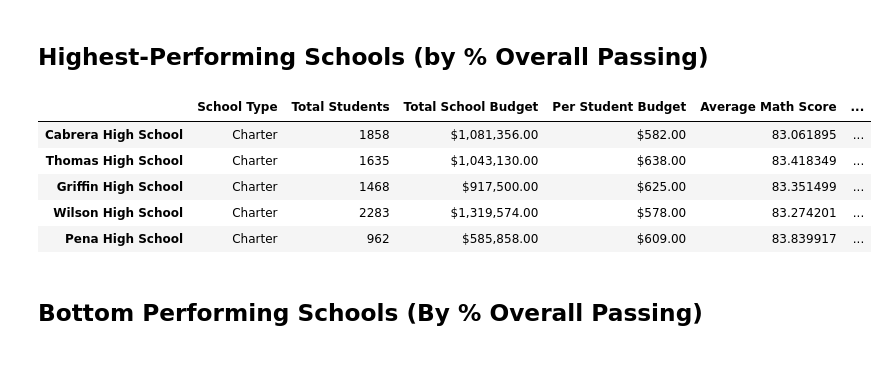
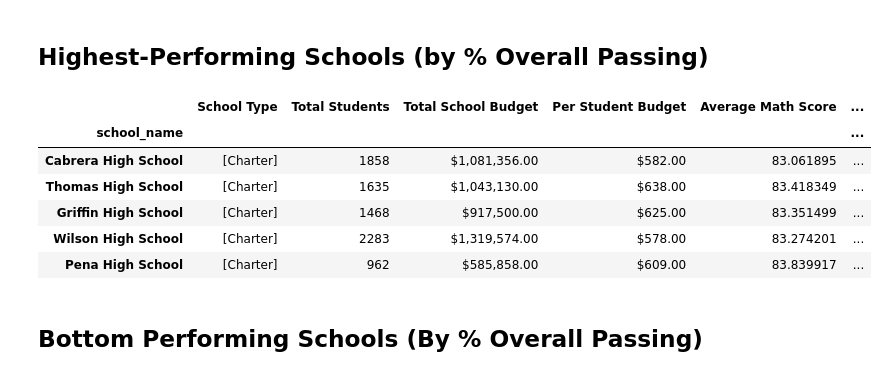
Before and after one commit to eeneedles/pandas-challenge, a Jupyter notebook: PyCitySchools/PyCitySchools_starter.ipynb, the cells around one changed output. Saved outputs shown, nothing was run; the diff lists cells and outputs as text; code cells hidden in the pictures.

Commit message:
Completed Highest and Bottom Performing Schools Datasets, updated Math Scores by Grade and Reading Scores by Grade

```diff
--- a/PyCitySchools/PyCitySchools_starter.ipynb
+++ b/PyCitySchools/PyCitySchools_starter.ipynb
@@ -192,15 +192,16 @@ per_school_summary
 ## Highest-Performing Schools (by % Overall Passing)
 # %%
 # Sort the schools by `% Overall Passing` in descending order and display the top 5 rows.
-top_schools =
+top_schools = per_school_summary.sort_values("% Overall Passing", ascending=False)
 top_schools.head(5)
 # %% [output]
 |  | School Type | Total Students | Total School Budget | Per Student Budget | Average Math Score | ... |
-| Cabrera High School | Charter | 1858 | $1,081,356.00 | $582.00 | 83.061895 | ... |
-| Thomas High School | Charter | 1635 | $1,043,130.00 | $638.00 | 83.418349 | ... |
-| Griffin High School | Charter | 1468 | $917,500.00 | $625.00 | 83.351499 | ... |
-| Wilson High School | Charter | 2283 | $1,319,574.00 | $578.00 | 83.274201 | ... |
-| Pena High School | Charter | 962 | $585,858.00 | $609.00 | 83.839917 | ... |
+| school_name |  |  |  |  |  | ... |
+| Cabrera High School | [Charter] | 1858 | $1,081,356.00 | $582.00 | 83.061895 | ... |
+| Thomas High School | [Charter] | 1635 | $1,043,130.00 | $638.00 | 83.418349 | ... |
+| Griffin High School | [Charter] | 1468 | $917,500.00 | $625.00 | 83.351499 | ... |
+| Wilson High School | [Charter] | 2283 | $1,319,574.00 | $578.00 | 83.274201 | ... |
+| Pena High School | [Charter] | 962 | $585,858.00 | $609.00 | 83.839917 | ... |
 # %% [markdown]
 ## Bottom Performing Schools (By % Overall Passing)
 # %%
```
Also changed, not shown: parts of 3 cells of this notebook.
